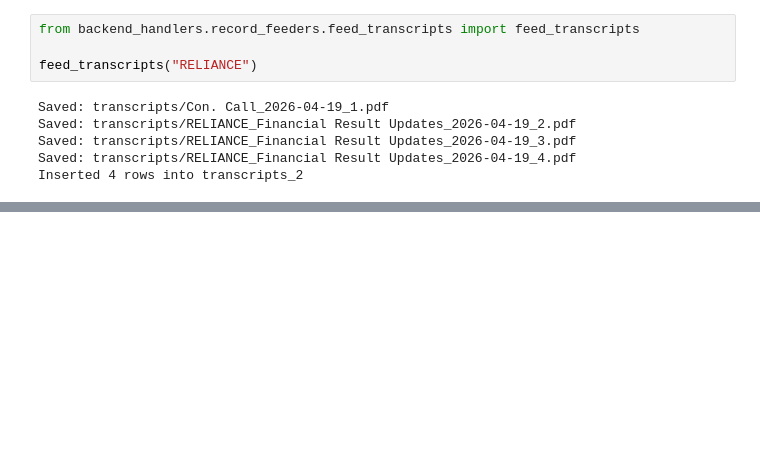
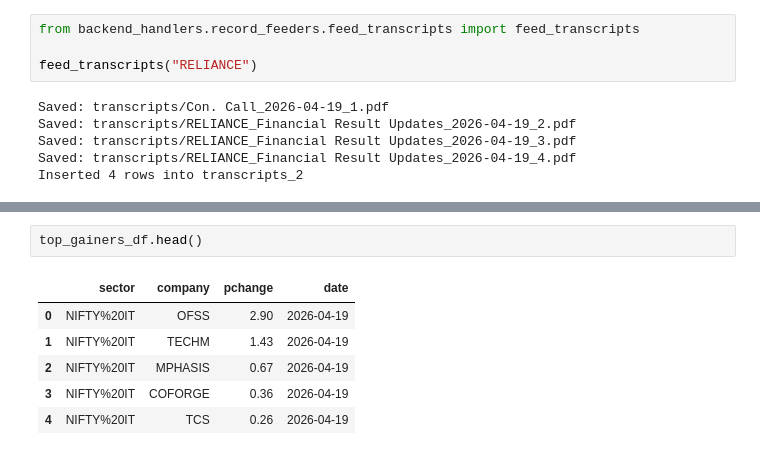
Before and after one commit to abr-98/Stock_value_pred_NSE, a Jupyter notebook: backend_handlers/database_utilities/test_connect.ipynb, the cells around one changed output, grey strips where cells are left out. Drawn from its saved outputs; the diff is of its cells as text; blank space fills up the shorter version.

```diff
--- a/backend_handlers/database_utilities/test_connect.ipynb
+++ b/backend_handlers/database_utilities/test_connect.ipynb
@@ -390,0 +397,9 @@ Inserted 4 rows into transcripts_2
+# %%
+top_gainers_df.head()
+# %% [output]
+|  | sector | company | pchange | date |
+| 0 | NIFTY%20IT | OFSS | 2.90 | 2026-04-19 |
+| 1 | NIFTY%20IT | TECHM | 1.43 | 2026-04-19 |
+| 2 | NIFTY%20IT | MPHASIS | 0.67 | 2026-04-19 |
+| 3 | NIFTY%20IT | COFORGE | 0.36 | 2026-04-19 |
+| 4 | NIFTY%20IT | TCS | 0.26 | 2026-04-19 |
```
Also changed, not shown: parts of 9 cells of this notebook, 23 other files.
